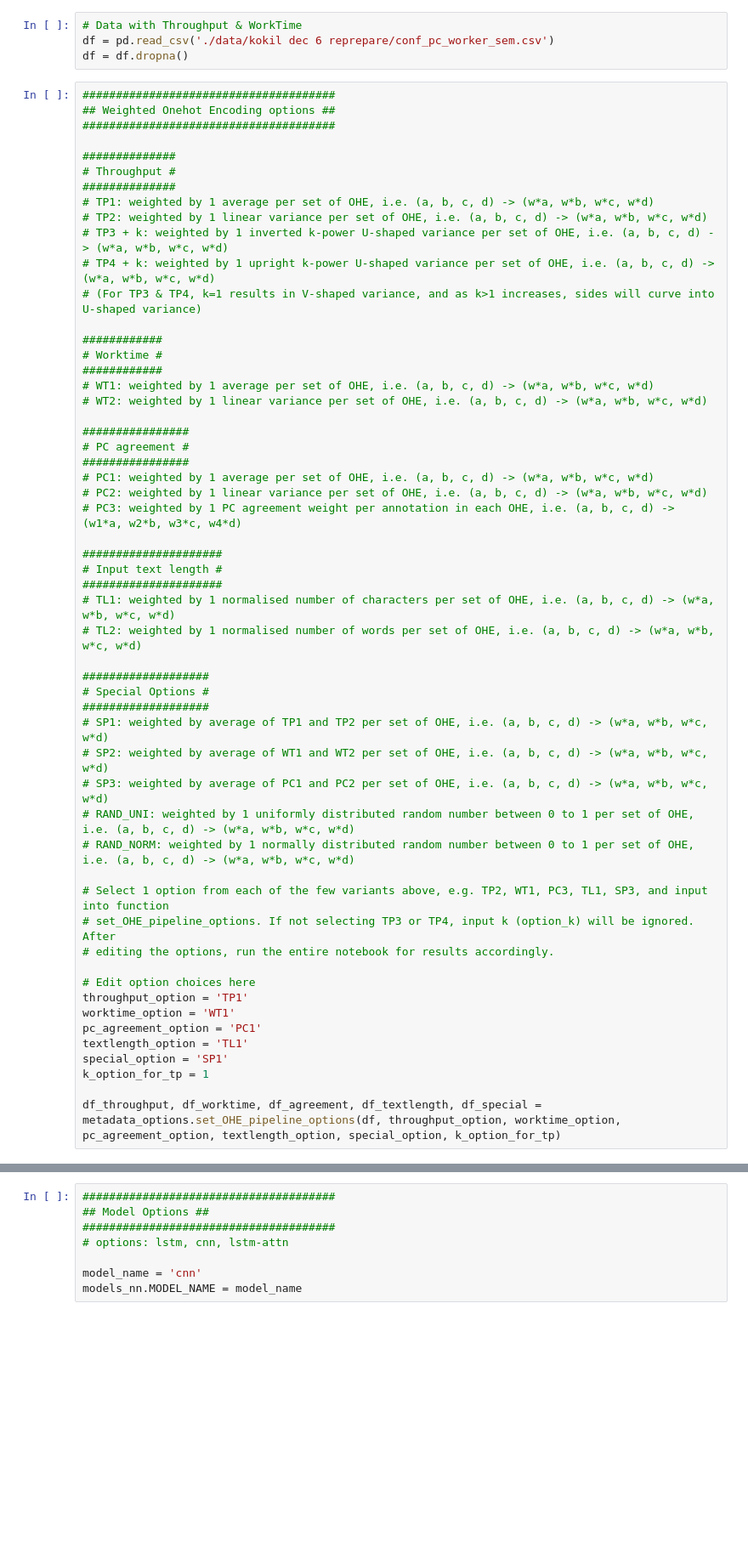
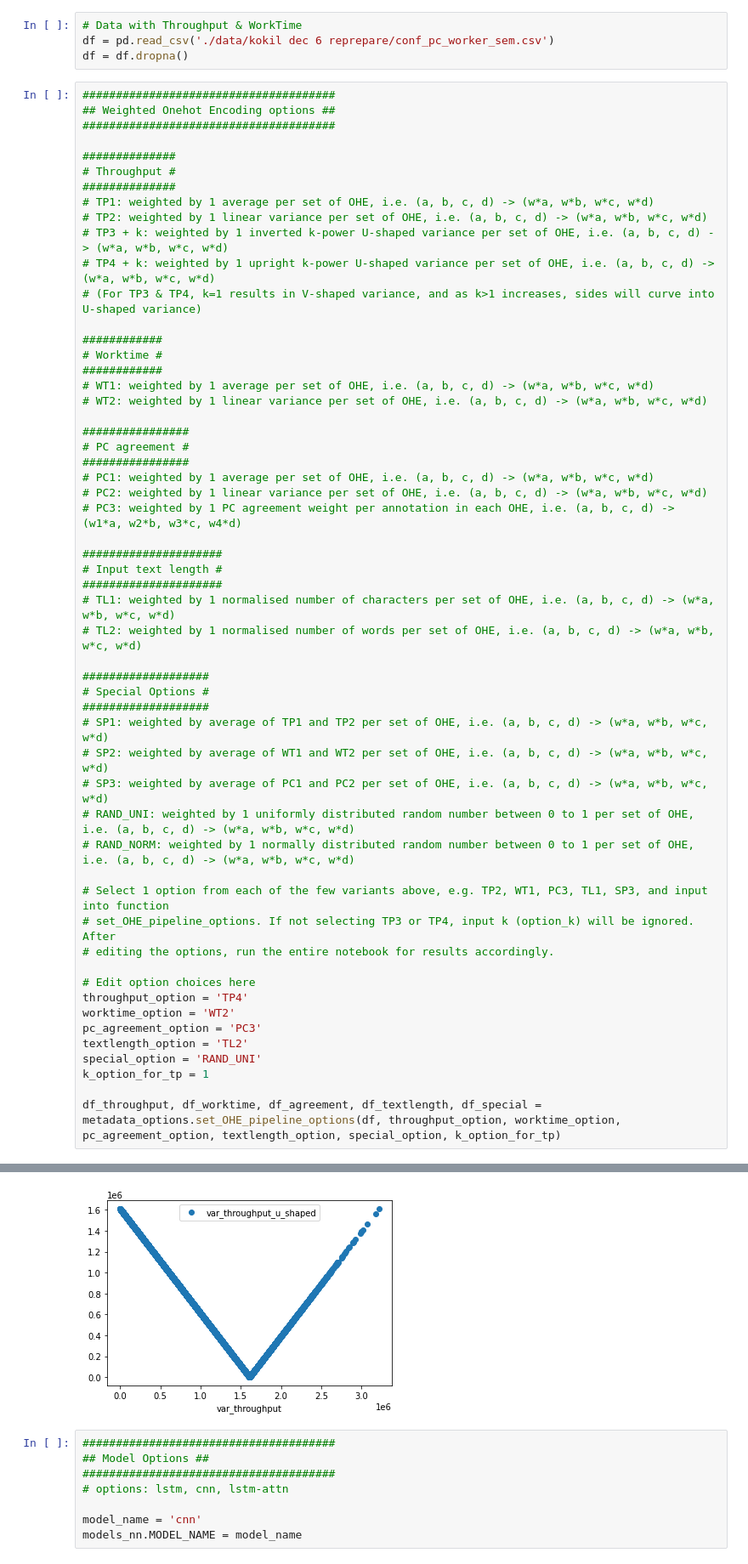
Before and after one commit to quarbby/diplomacy-betrayal, a Jupyter notebook: pipeline-onehot.ipynb, the cells around one changed output, grey strips where cells are left out. Shown at 85% size. Drawn from its saved outputs; the diff is of its cells as text; blank space fills up the shorter version.

```diff
--- a/pipeline-onehot.ipynb
+++ b/pipeline-onehot.ipynb
@@ -81,11 +82,11 @@ df = df.dropna()
 # editing the options, run the entire notebook for results accordingly.
 
 # Edit option choices here
-throughput_option = 'TP1'
-worktime_option = 'WT1'
-pc_agreement_option = 'PC1'
-textlength_option = 'TL1'
-special_option = 'SP1'
+throughput_option = 'TP4'
+worktime_option = 'WT2'
+pc_agreement_option = 'PC3'
+textlength_option = 'TL2'
+special_option = 'RAND_UNI'
 k_option_for_tp = 1
 
 df_throughput, df_worktime, df_agreement, df_textlength, df_special = metadata_options.set_OHE_pipeline_options(df, throughput_option, worktime_option, pc_agreement_option, textlength_option, special_option, k_option_for_tp)
@@ -98,3 +100,4 @@ SP1: weighted by average of TP1 and TP2 per set of OHE, i.e. (a, b, c, d) -> (w*
+[figure, added]
 # %%
 ######################################
 ## Model Options ##
```
Also changed, not shown: parts of 28 cells of this notebook, 11 other files.
